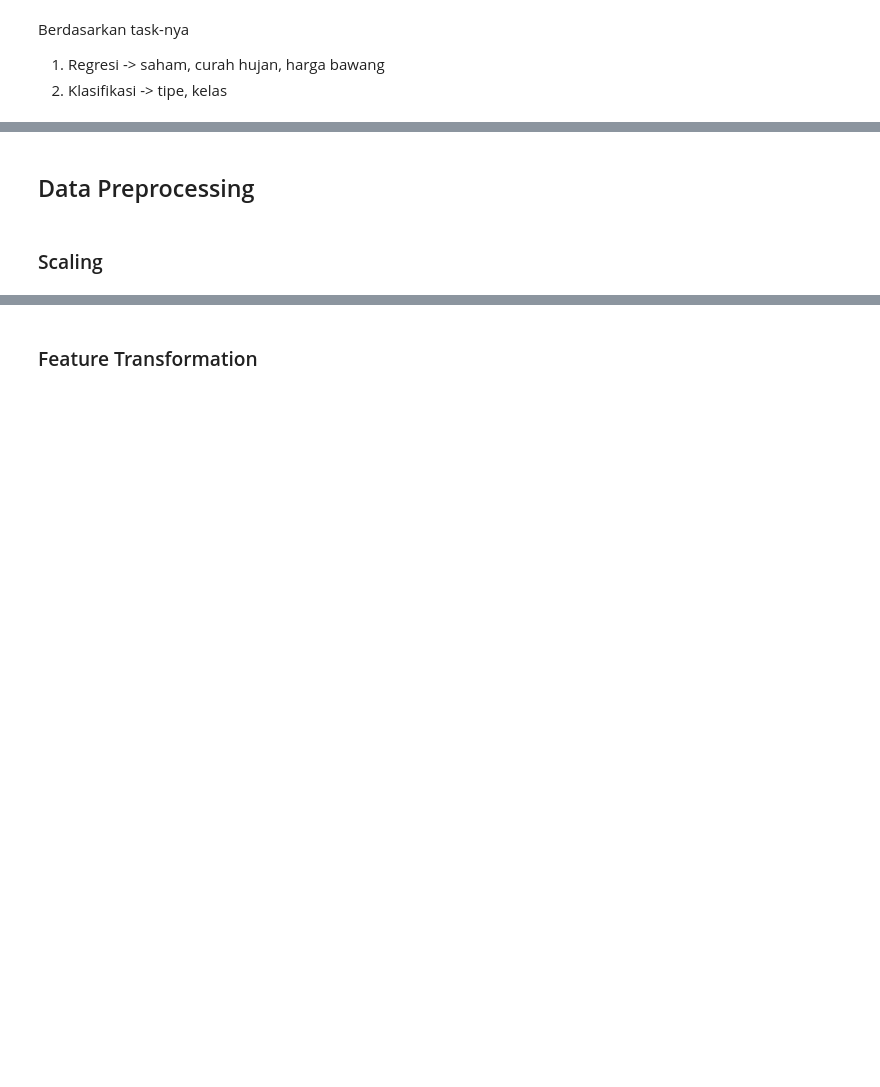
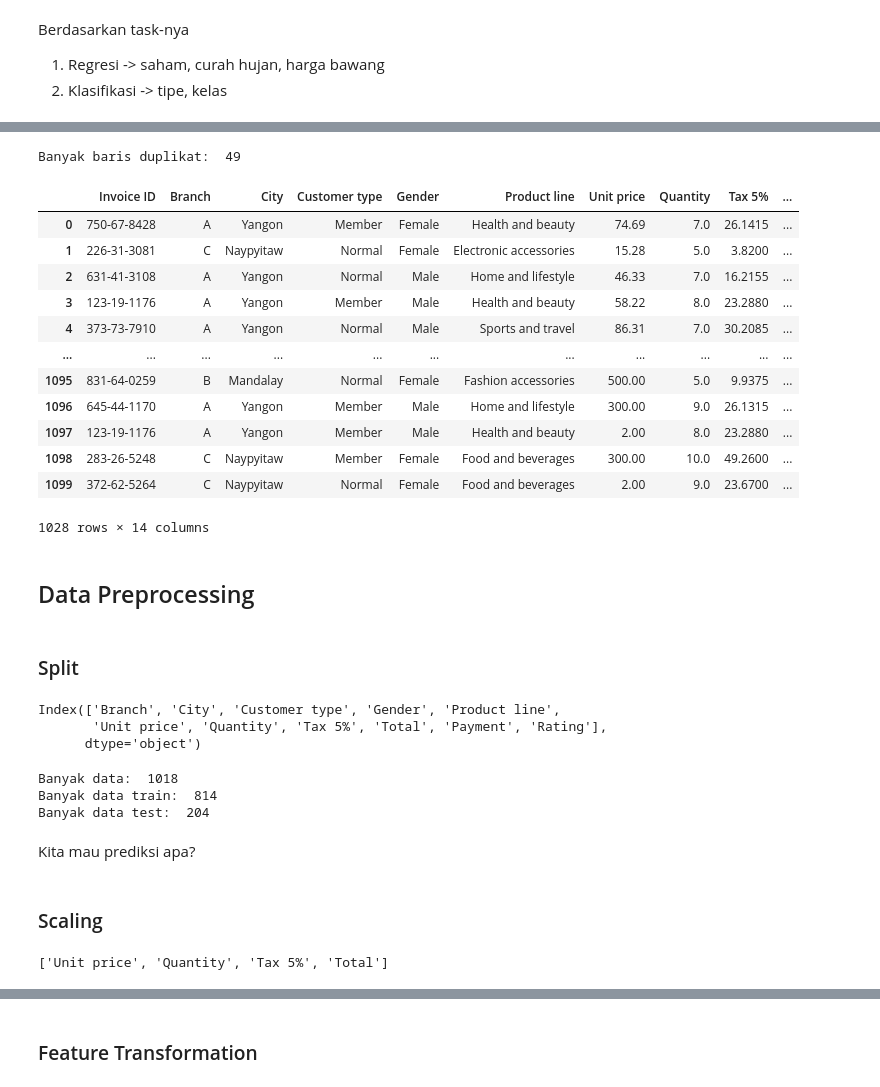
Before and after one commit to SulthanAbiyyu/mini-bootcamp-bcc-2023, a Jupyter notebook: day2.ipynb, the cells around one changed output, grey strips where cells are left out. Saved outputs shown, nothing was run; the diff lists cells and outputs as text; code cells hidden in the pictures; blank space fills up the shorter version.

```diff
--- a/day2.ipynb
+++ b/day2.ipynb
@@ -29,0 +46,34 @@ Berdasarkan task-nya
+# %%
+print("Banyak baris duplikat: ", data.duplicated().sum())
+# %% [output]
+Banyak baris duplikat:  49
+# %%
+data = data.drop_duplicates()
+# %%
+mean_total_col = data['Total'].mean()
+data['Total'].fillna(value=mean_total_col, inplace=True)
+# %%
+mode_gender_col = data["Gender"].mode()
+data["Gender"].replace("Rather not say", mode_gender_col[0], inplace=True)
+# %%
+gender_outlier = ['Helicopter', 'Computer']
+filter_gender = ~data['Gender'].isin(gender_outlier)
+
+data = data[filter_gender]
+data.dropna(inplace=True)
+# %%
+data
+# %% [output]
+|  | Invoice ID | Branch | City | Customer type | Gender | Product line | Unit price | Quantity | Tax 5% | ... |
+| 0 | 750-67-8428 | A | Yangon | Member | Female | Health and beauty | 74.69 | 7.0 | 26.1415 | ... |
+| 1 | 226-31-3081 | C | Naypyitaw | Normal | Female | Electronic accessories | 15.28 | 5.0 | 3.8200 | ... |
+| 2 | 631-41-3108 | A | Yangon | Normal | Male | Home and lifestyle | 46.33 | 7.0 | 16.2155 | ... |
+| 3 | 123-19-1176 | A | Yangon | Member | Male | Health and beauty | 58.22 | 8.0 | 23.2880 | ... |
+| 4 | 373-73-7910 | A | Yangon | Normal | Male | Sports and travel | 86.31 | 7.0 | 30.2085 | ... |
+| ... | ... | ... | ... | ... | ... | ... | ... | ... | ... | ... |
+| 1095 | 831-64-0259 | B | Mandalay | Normal | Female | Fashion accessories | 500.00 | 5.0 | 9.9375 | ... |
+| 1096 | 645-44-1170 | A | Yangon | Member | Male | Home and lifestyle | 300.00 | 9.0 | 26.1315 | ... |
+| 1097 | 123-19-1176 | A | Yangon | Member | Male | Health and beauty | 2.00 | 8.0 | 23.2880 | ... |
+| 1098 | 283-26-5248 | C | Naypyitaw | Member | Female | Food and beverages | 300.00 | 10.0 | 49.2600 | ... |
+| 1099 | 372-62-5264 | C | Naypyitaw | Normal | Female | Food and beverages | 2.00 | 9.0 | 23.6700 | ... |
+1028 rows × 14 columns
@@ -30,2 +100,10 @@ Berdasarkan task-nya
 # %% [markdown]
 ## Data Preprocessing
+# %% [markdown]
+### Split
+# %%
+data.columns
+# %% [output]
+Index(['Branch', 'City', 'Customer type', 'Gender', 'Product line',
+       'Unit price', 'Quantity', 'Tax 5%', 'Total', 'Payment', 'Rating'],
+      dtype='object')
@@ -31,0 +113,12 @@ Berdasarkan task-nya
+# %%
+from sklearn.model_selection import train_test_split
+
+train, test = train_test_split(data, test_size=0.2, random_state=2023)
+
+print("Banyak data: ", len(data))
+print("Banyak data train: ", len(train))
+print("Banyak data test: ", len(test))
+# %% [output]
+Banyak data:  1018
+Banyak data train:  814
+Banyak data test:  204
@@ -32,2 +133,9 @@ Berdasarkan task-nya
+# %% [markdown]
+Kita mau prediksi apa?
 # %% [markdown]
 ### Scaling
+# %%
+kolom_numerik = train_data.select_dtypes(include=np.number).columns.tolist()
+kolom_numerik
+# %% [output]
+['Unit price', 'Quantity', 'Tax 5%', 'Total']
```
Also changed, not shown: parts of 39 cells of this notebook.
